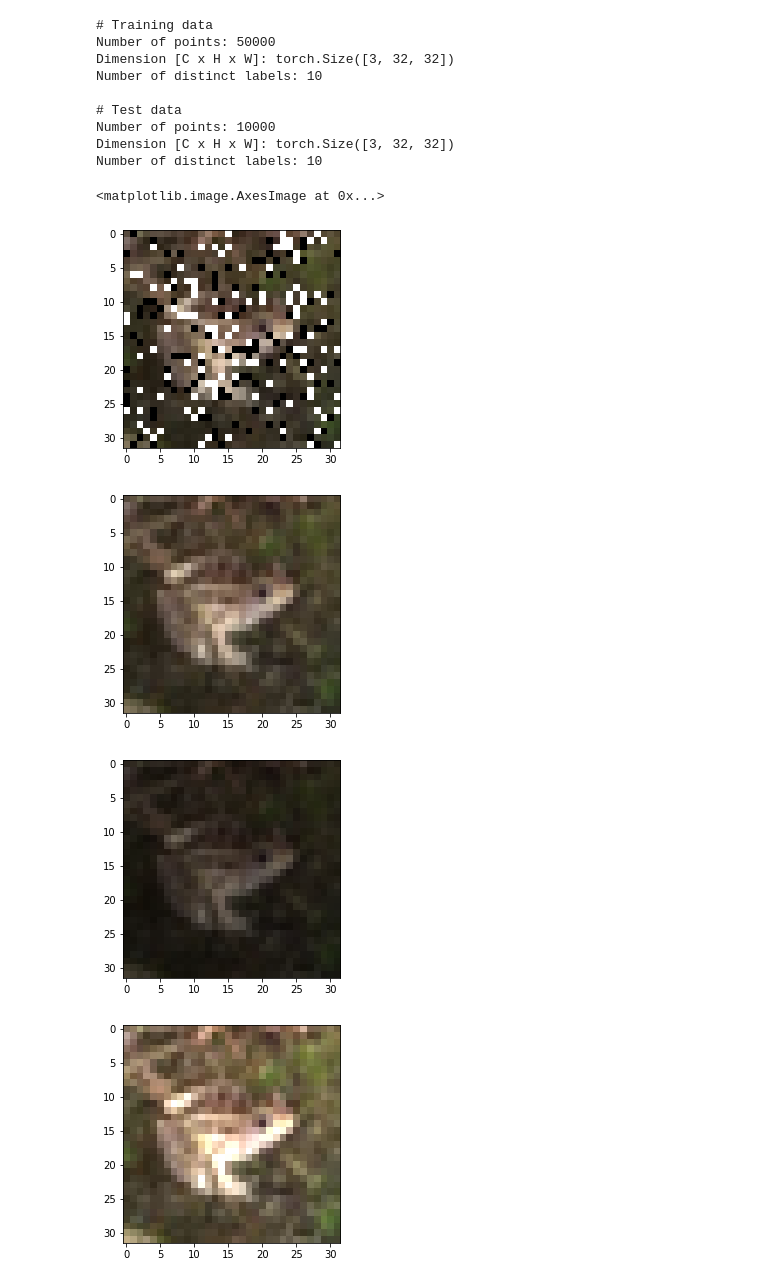
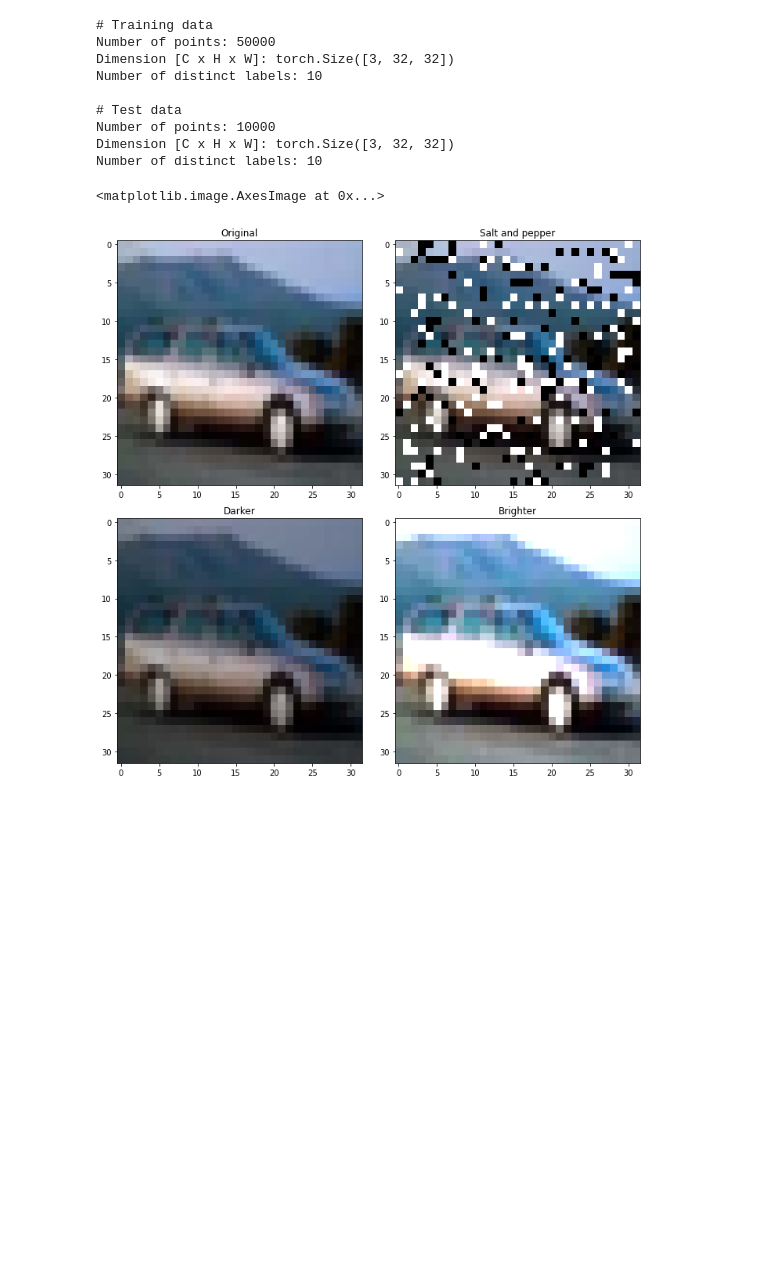
Before and after one commit to mactat/DL-IQIWA, a Jupyter notebook: data_loading.ipynb, the cells around one changed output. Saved outputs shown, nothing was run; the diff lists cells and outputs as text; code cells hidden in the pictures; blank space fills up the shorter version.

Commit message:
Better plots

```diff
--- a/data_loading.ipynb
+++ b/data_loading.ipynb
@@ -132,40 +132,45 @@ example = trainNump[0]
 
 #salt_and_pepper
 saltAndPepper = salt_and_peper(trainNump, noise_percentage=25)
-dark = darker(trainNump, darkness_level=50)
-bright = brighter(trainNump, brightness_level=150)
+dark = darker(trainNump, darkness_level=70)
+bright = brighter(trainNump, brightness_level=160)
 # %%
 # Run this cell multiple time to see more samples
 
 def imshow(img):
     """ show an image """
     img = img / 2 + 0.5 # unnormalize
     npimg = img.numpy()
     plt.imshow(np.transpose(npimg, (1, 2, 0)))
 
 
 # get some random training images
 #images, labels = train_data_iter.next()
 
 # show images
 #imshow(torchvision.utils.make_grid(images))
 
 # print labels
 #print(f"{ classes[labels] }")
 
+#random image
+random_ind = random.randint(0,31)
 
-random_ind = random.randint(0,31)
-plt.figure()
-plt.imshow(saltAndPepper[random_ind])
-plt.figure()
-plt.imshow(trainNump[random_ind])
-plt.figure()
-plt.imshow(dark[random_ind])
-plt.figure()
-plt.imshow(bright[random_ind])
+#plots
+f, axarr = plt.subplots(2,2,figsize=[10,10])
+f.tight_layout()
+
+axarr[0,0].set_title("Original")
+axarr[0,0].imshow(trainNump[random_ind])
+
+axarr[0,1].set_title("Salt and pepper")
+axarr[0,1].imshow(saltAndPepper[random_ind])
+
+axarr[1,0].set_title("Darker")
+axarr[1,0].imshow(dark[random_ind])
+
+axarr[1,1].set_title("Brighter")
+axarr[1,1].imshow(bright[random_ind])
 # %% [output]
 <matplotlib.image.AxesImage at 0x...>
-[figure, old version]
+[figure, new version]
-[figure, removed]
-[figure, removed]
-[figure, removed]
```
